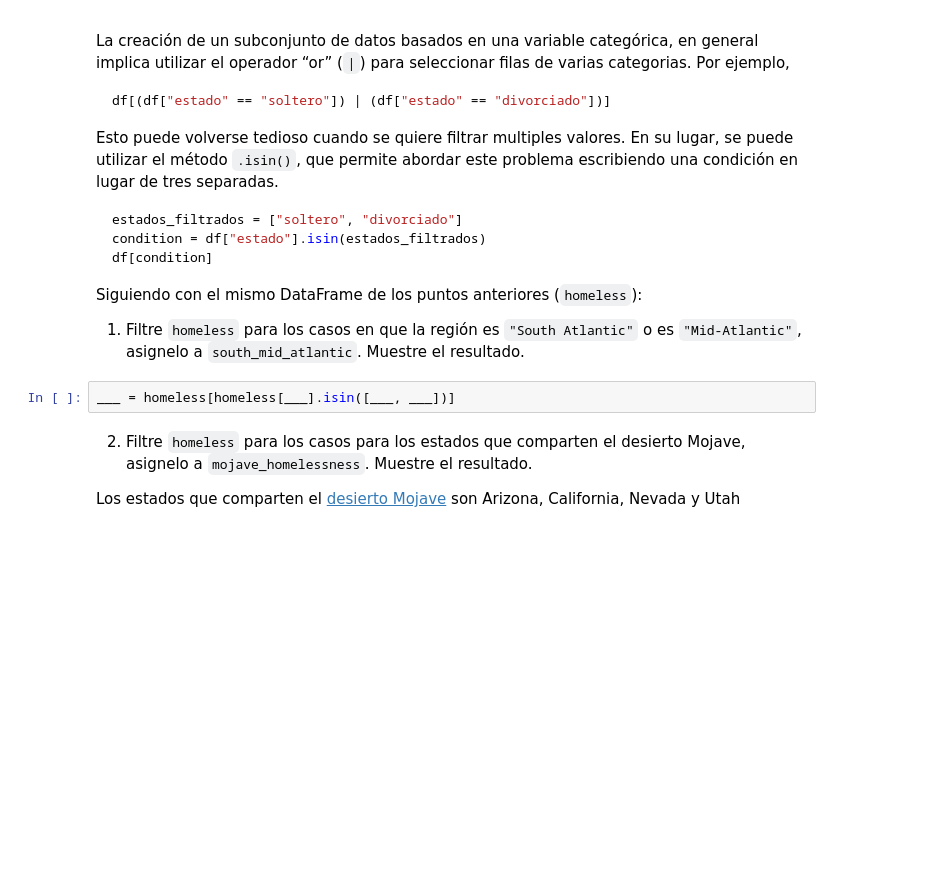
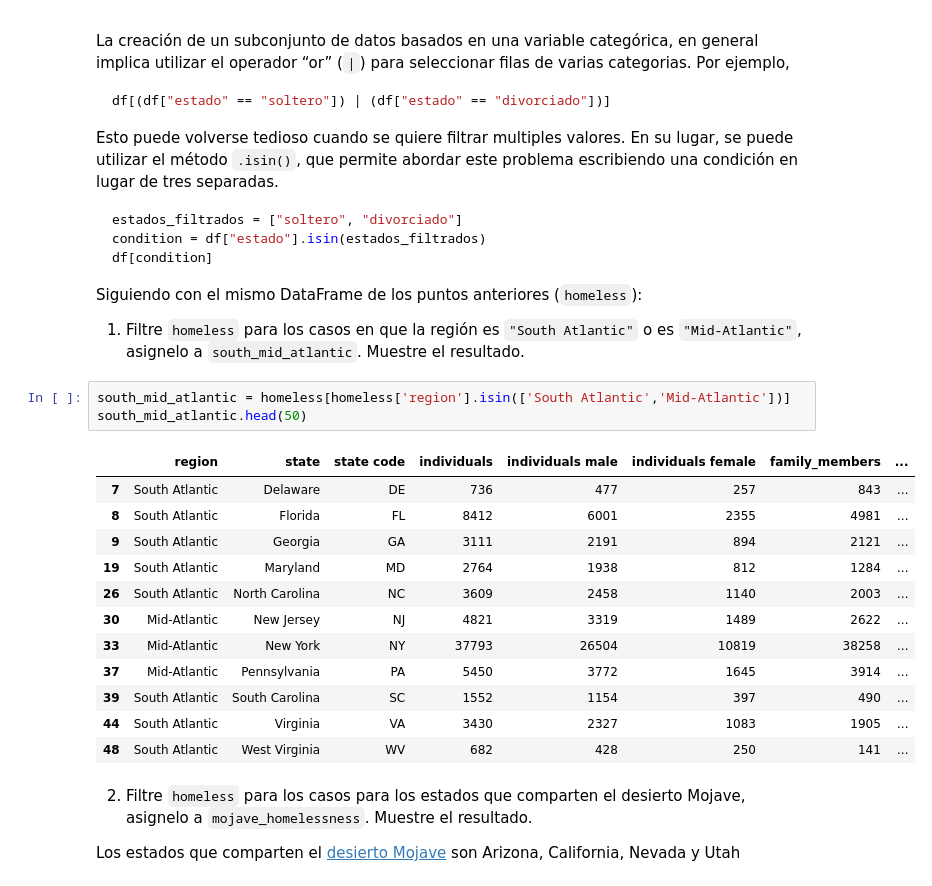
Before and after one commit to Vic-bit/aprMaqI_CEIA, a Jupyter notebook: clase0/practica/3 - Ejercicios Pandas - Homeless.ipynb, the cells around one changed output. Saved outputs shown, nothing was run; the diff lists cells and outputs as text; blank space fills up the shorter version.

```diff
--- a/clase0/practica/3 - Ejercicios Pandas - Homeless.ipynb
+++ b/clase0/practica/3 - Ejercicios Pandas - Homeless.ipynb
@@ -193,7 +340,21 @@ Siguiendo con el mismo DataFrame de los puntos anteriores (`homeless`):
 
 1. Filtre  `homeless` para los casos en que la región es `"South Atlantic"` o es `"Mid-Atlantic"`, asignelo a `south_mid_atlantic`. Muestre el resultado.
 # %%
-___ = homeless[homeless[___].isin([___, ___])]
+south_mid_atlantic = homeless[homeless['region'].isin(['South Atlantic','Mid-Atlantic'])]
+south_mid_atlantic.head(50)
+# %% [output]
+|  | region | state | state code | individuals | individuals male | individuals female | family_members | ... |
+| 7 | South Atlantic | Delaware | DE | 736 | 477 | 257 | 843 | ... |
+| 8 | South Atlantic | Florida | FL | 8412 | 6001 | 2355 | 4981 | ... |
+| 9 | South Atlantic | Georgia | GA | 3111 | 2191 | 894 | 2121 | ... |
+| 19 | South Atlantic | Maryland | MD | 2764 | 1938 | 812 | 1284 | ... |
+| 26 | South Atlantic | North Carolina | NC | 3609 | 2458 | 1140 | 2003 | ... |
+| 30 | Mid-Atlantic | New Jersey | NJ | 4821 | 3319 | 1489 | 2622 | ... |
+| 33 | Mid-Atlantic | New York | NY | 37793 | 26504 | 10819 | 38258 | ... |
+| 37 | Mid-Atlantic | Pennsylvania | PA | 5450 | 3772 | 1645 | 3914 | ... |
+| 39 | South Atlantic | South Carolina | SC | 1552 | 1154 | 397 | 490 | ... |
+| 44 | South Atlantic | Virginia | VA | 3430 | 2327 | 1083 | 1905 | ... |
+| 48 | South Atlantic | West Virginia | WV | 682 | 428 | 250 | 141 | ... |
 # %% [markdown]
 2. Filtre  `homeless` para los casos para los estados que comparten el desierto Mojave, asignelo a `mojave_homelessness`. Muestre el resultado.
 
```
Also changed, not shown: parts of 29 cells of this notebook.
